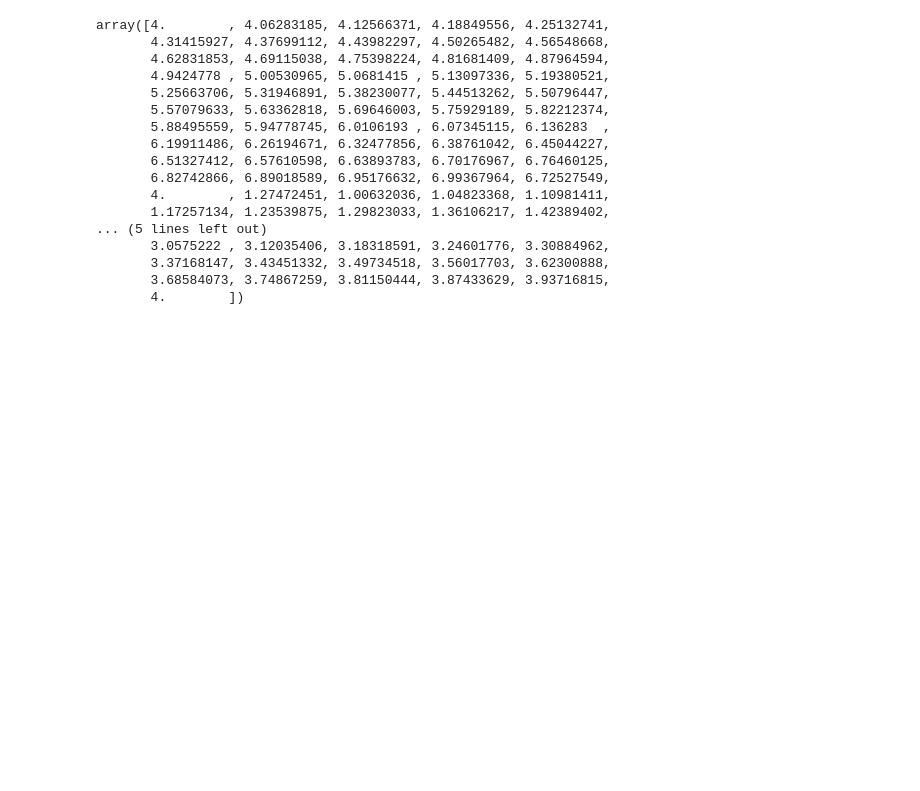
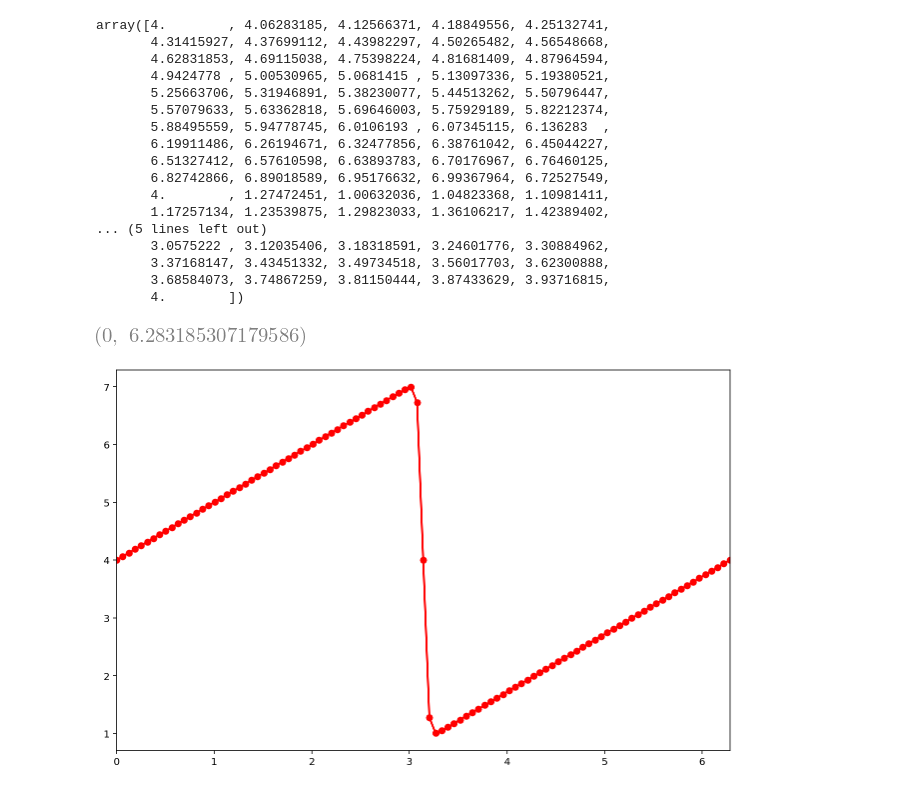
Before and after one commit to mattwilliams06/PythonCFD, a Jupyter notebook: NavierStokes/BurgersEquation.ipynb, the cells around one changed output. Drawn from its saved outputs; the diff is of its cells as text; code cells hidden in the pictures; blank space fills up the shorter version.

```diff
--- a/NavierStokes/BurgersEquation.ipynb
+++ b/NavierStokes/BurgersEquation.ipynb
@@ -92,3 +93,10 @@ array([4.        , 4.06283185, 4.12566371, 4.18849556, 4.25132741,
        3.37168147, 3.43451332, 3.49734518, 3.56017703, 3.62300888,
        3.68584073, 3.74867259, 3.81150444, 3.87433629, 3.93716815,
        4.        ])
+# %%
+fig = plt.figure(figsize=(11,7))
+plt.plot(x, u, 'r', marker='o', lw=2)
+plt.xlim([0, L])
+# %% [output]
+[figure, added]
+[figure, added]
```
Also changed, not shown: parts of 3 cells of this notebook.
